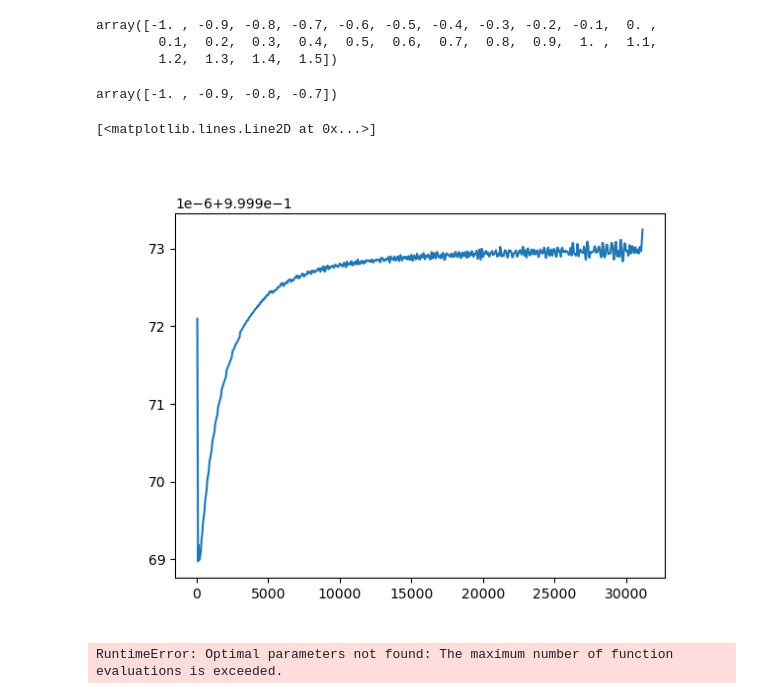
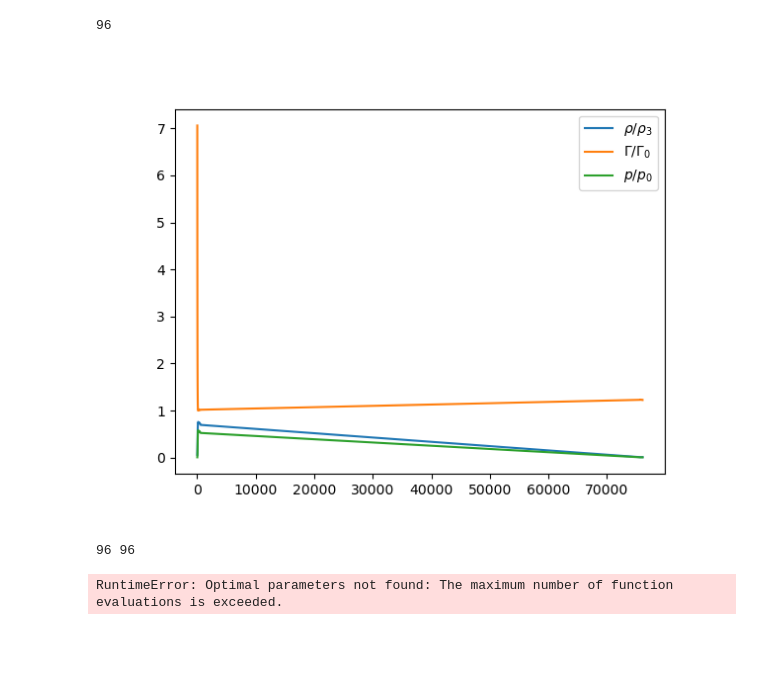
Before and after one commit to ACharletENSL/GAMMA_MWN, a Jupyter notebook: bin/Tools/project_v2/test_fitting.ipynb, the cells around one changed output. Cells and saved outputs as stored; diff of their text form; code cells hidden in the pictures; blank space fills up the shorter version.

```diff
--- a/bin/Tools/project_v2/test_fitting.ipynb
+++ b/bin/Tools/project_v2/test_fitting.ipynb
@@ -28,29 +28,33 @@ def check_done_logau():
   folders = glob.glob(GAMMA_dir + "/results/sweep_log_au=*")
   done_logau = np.array(sorted([float(f.split("=")[1]) for f in folders]))
   return done_logau
-# %%
-check_done_logau()
-# %% [output]
-array([-1. , -0.9, -0.8, -0.7, -0.6, -0.5, -0.4, -0.3, -0.2, -0.1,  0. ,
-        0.1,  0.2,  0.3,  0.4,  0.5,  0.6,  0.7,  0.8,  0.9,  1. ,  1.1,
-        1.2,  1.3,  1.4,  1.5])
-# %%
-np.arange(-1, -0.6, 0.1)
-# %% [output]
-array([-1. , -0.9, -0.8, -0.7])
 # %%
-log_au = 0.
+log_au = 1.2
 key = 'sweep_' + f"log_au={log_au:.1f}"
 env = MyEnv(key)
 data = open_rundata(key, 4)
+print(len(data))
+#d_fit = cellsBehindShock_fromData(data)
+try:
+  popts = get_hydrofits_shell_new(data)
+except RuntimeError:
+  plt.figure()
+  plt.plot(data.rho/env.rho3_sc, label='$\\rho/\\rho_3$')
+  lfac = derive_Lorentz(data.vx)
+  plt.plot(lfac/env.lfac0, label='$\\Gamma/\\Gamma_0$')
+  plt.plot(data.p/env.p_shsc, label='$p/p_0$')
+  plt.legend()
+
 #popt_lfac, popt_ShSt, _, popt_nu, popt_L = get_hydrofits_shell_new(data)
 #print(popt_lfac, popt_ShSt, popt_nu, popt_L)
+# %% [output]
+96
+[figure, added]
-# %%
-plt.figure()
-plt.plot(data.vx)
-# %% [output]
-[<matplotlib.lines.Line2D at 0x...>]
-[figure, removed]
+# %%
+val = get_variable(data, 'lfac', env)/env.lfac0
+print(len(val), len(data))
+# %% [output]
+96 96
 # %%
 def plot_earlydata(name, normName='', key='Last', z=4, xvar='x', imax=None):
   fig, ax = plt.subplots()
```
Also changed, not shown: 2 other files.
